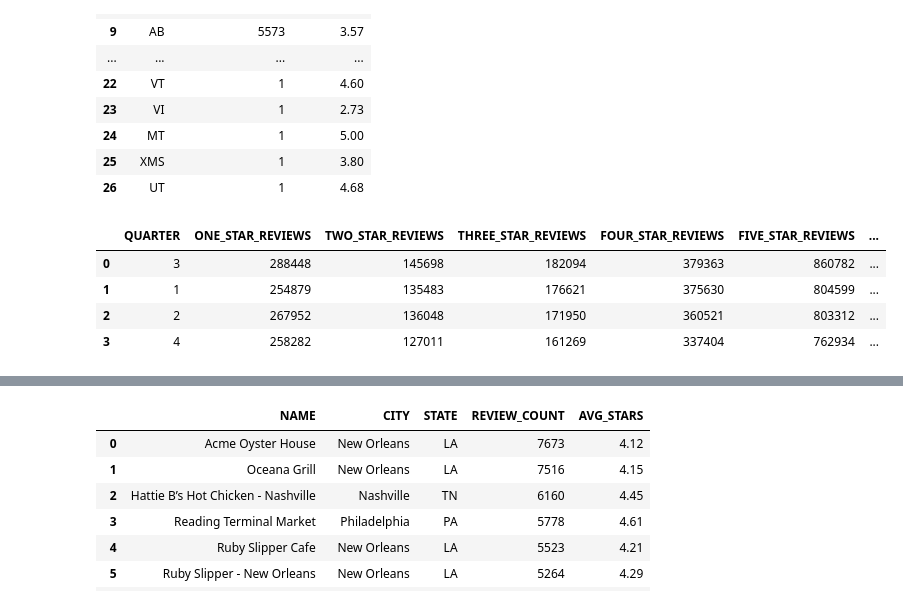
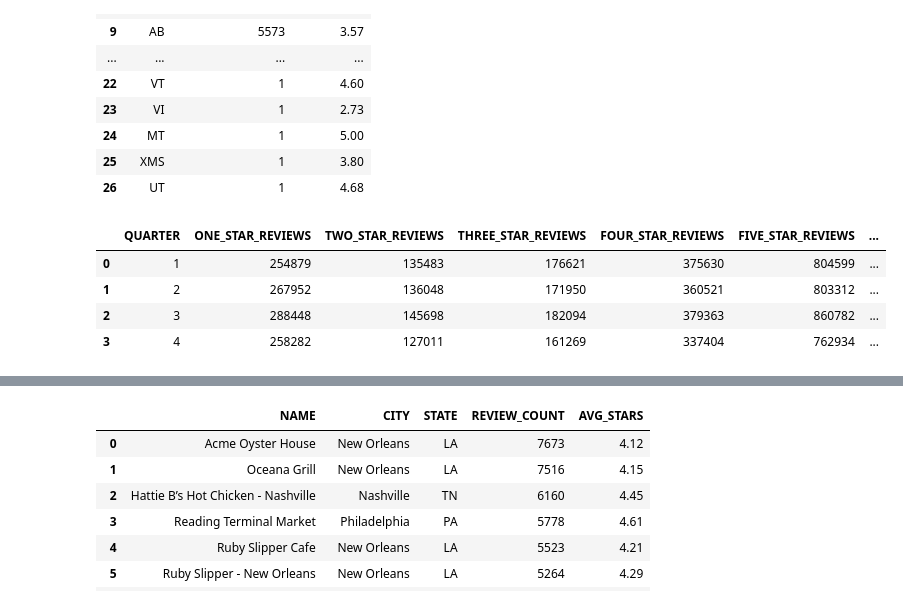
Before and after one commit to KeeganDavis/data-projects, a Jupyter notebook: yelp-reviews/notebooks/sql_queries.ipynb, the cells around one changed output, grey strips where cells are left out. Saved outputs shown, nothing was run; the diff lists cells and outputs as text; code cells hidden in the pictures.

```diff
--- a/yelp-reviews/notebooks/sql_queries.ipynb
+++ b/yelp-reviews/notebooks/sql_queries.ipynb
@@ -679,26 +705,63 @@ display(df)
 # %%
 # Reviews by quarter
 df = cur.execute('''
                 SELECT
                     QUARTER(review_date) AS quarter,
                     SUM(CASE WHEN stars=1 THEN 1 ELSE 0 END) AS one_star_reviews,
                     SUM(CASE WHEN stars=2 THEN 1 ELSE 0 END) AS two_star_reviews,
                     SUM(CASE WHEN stars=3 THEN 1 ELSE 0 END) AS three_star_reviews,
                     SUM(CASE WHEN stars=4 THEN 1 ELSE 0 END) AS four_star_reviews,
                     SUM(CASE WHEN stars=5 THEN 1 ELSE 0 END) AS five_star_reviews,
                     COUNT(*) AS total_reviews,
                     SUM(stars) AS total_stars,
                     ROUND(AVG(stars), 2) avg_stars
                 FROM yelp_reviews
                 GROUP BY 1
-                ORDER BY COUNT(*) DESC;
+                ORDER BY 1;
                  ''').fetch_pandas_all()
 
 display(df)
+
+# Rename columns for readability in charts
+df.rename(columns={'ONE_STAR_REVIEWS': '1 Star', 'TWO_STAR_REVIEWS': '2 Star', 'THREE_STAR_REVIEWS': '3 Star', 'FOUR_STAR_REVIEWS': '4 Star', 'FIVE_STAR_REVIEWS': '5 Star', 'TOTAL_REVIEWS': 'Total Reviews',
+                   'AVG_STARS': 'Average Stars'}, inplace=True)
+
+# Generate line chart for review count for each star value by quarter
+fig = px.line(
+    df,
+    x='QUARTER',
+    y=[
+        '1 Star',
+        '2 Star',
+        '3 Star',
+        '4 Star',
+        '5 Star'
+    ],
+    labels={
+        'value': 'Review Count',
+        'variable': 'Star Rating',
+        'QUARTER': 'Quarter'
+    },
+    title='Quarterly Yelp Review Star Rating Trends'
+)
+fig.update_xaxes(dtick=1)
+fig.show()
+
+# Generate bar chart for monthly review volume by quarter
+fig = px.bar(
+    df,
+    x='QUARTER',
+    y='Total Reviews',
+    color='Total Reviews',
+    labels={'QUARTER': 'Quarter', 'Total Reviews': 'Review Count'},
+    title='Quarterly Yelp Review Volume Trends'
+)
+fig.update_xaxes(dtick=1)
+fig.show()
 # %% [output]
 |  | QUARTER | ONE_STAR_REVIEWS | TWO_STAR_REVIEWS | THREE_STAR_REVIEWS | FOUR_STAR_REVIEWS | FIVE_STAR_REVIEWS | ... |
-| 0 | 3 | 288448 | 145698 | 182094 | 379363 | 860782 | ... |
-| 1 | 1 | 254879 | 135483 | 176621 | 375630 | 804599 | ... |
-| 2 | 2 | 267952 | 136048 | 171950 | 360521 | 803312 | ... |
+| 0 | 1 | 254879 | 135483 | 176621 | 375630 | 804599 | ... |
+| 1 | 2 | 267952 | 136048 | 171950 | 360521 | 803312 | ... |
+| 2 | 3 | 288448 | 145698 | 182094 | 379363 | 860782 | ... |
 | 3 | 4 | 258282 | 127011 | 161269 | 337404 | 762934 | ... |
 # %%
```
Also changed, not shown: parts of 6 cells of this notebook.
